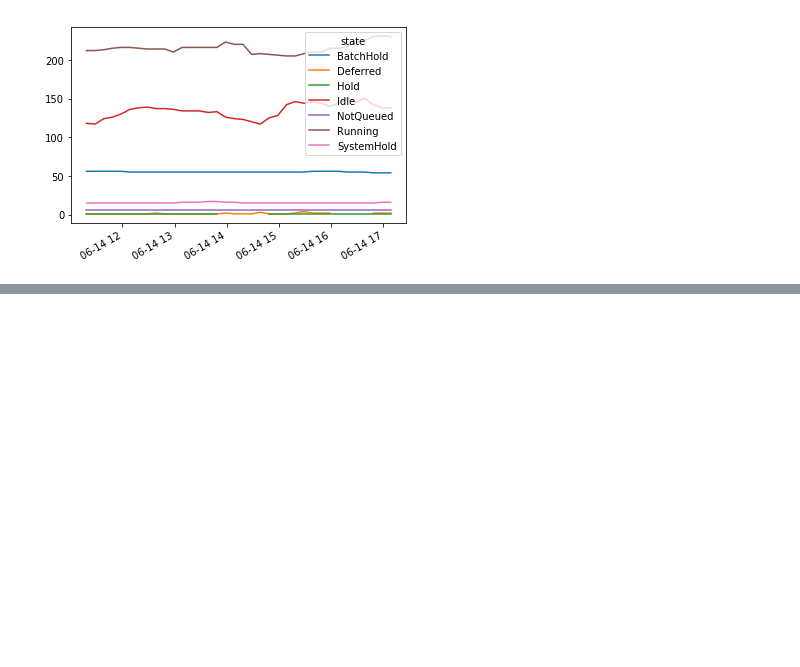
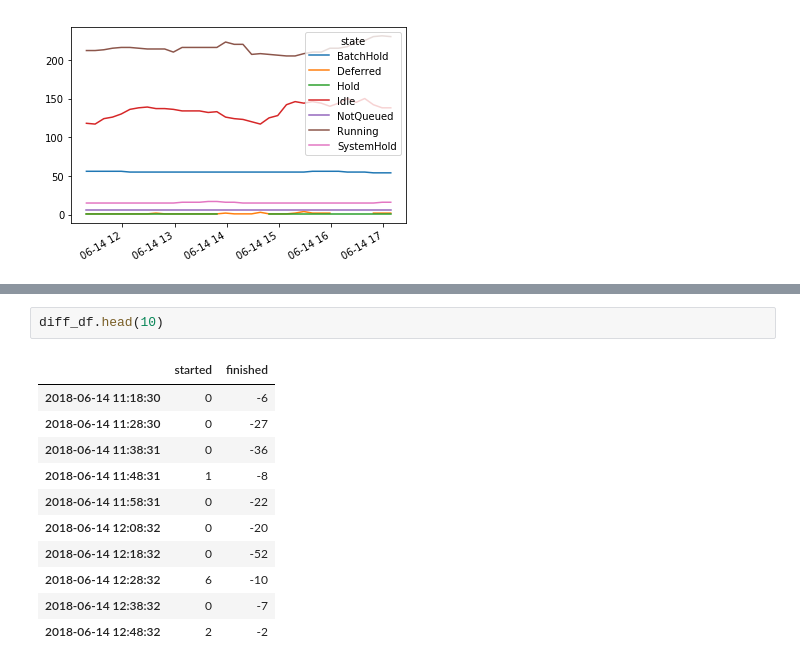
Before and after one commit to gjbex/QueueMonitoring, a Jupyter notebook: showq_dynamic.ipynb, the cells around one changed output, grey strips where cells are left out. Drawn from its saved outputs; the diff is of its cells as text; blank space fills up the shorter version.

```diff
--- a/showq_dynamic.ipynb
+++ b/showq_dynamic.ipynb
@@ -77,0 +105,14 @@ queue_timeseries.plot();
+# %%
+diff_df.head(10)
+# %% [output]
+|  | started | finished |
+| 2018-06-14 11:18:30 | 0 | -6 |
+| 2018-06-14 11:28:30 | 0 | -27 |
+| 2018-06-14 11:38:31 | 0 | -36 |
+| 2018-06-14 11:48:31 | 1 | -8 |
+| 2018-06-14 11:58:31 | 0 | -22 |
+| 2018-06-14 12:08:32 | 0 | -20 |
+| 2018-06-14 12:18:32 | 0 | -52 |
+| 2018-06-14 12:28:32 | 6 | -10 |
+| 2018-06-14 12:38:32 | 0 | -7 |
+| 2018-06-14 12:48:32 | 2 | -2 |
```
Also changed, not shown: parts of 3 cells of this notebook, 1 other file.
